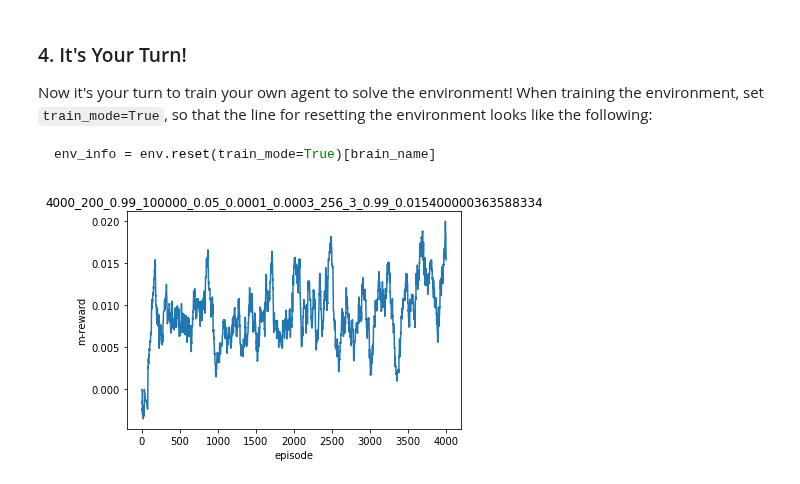
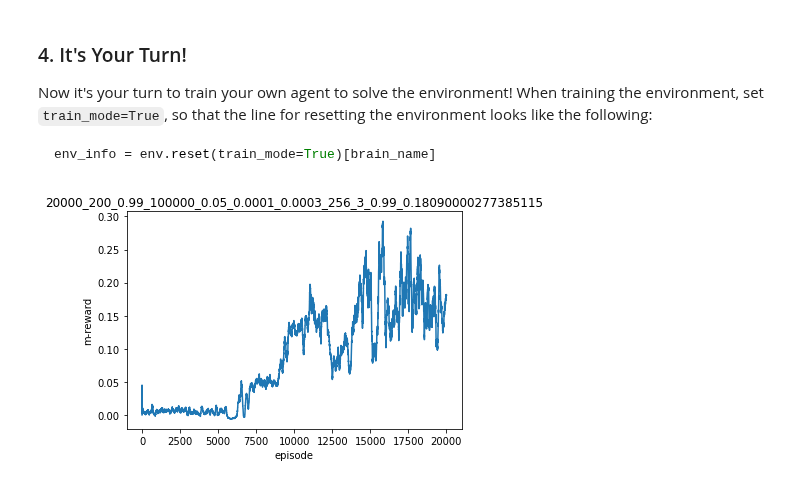
Before and after one commit to kaixinbaba/uda-drl, a Jupyter notebook: p3_Tennis/Tennis.ipynb, the cells around one changed output. Cells and saved outputs as stored; diff of their text form; code cells hidden in the pictures.

```diff
--- a/p3_Tennis/Tennis.ipynb
+++ b/p3_Tennis/Tennis.ipynb
@@ -202,19 +202,19 @@ def main(n_s,
 # %%
 main(n_s=state_size,
         n_a=action_size * 2,
         a_bound=1,
-        episode=4000,
+        episode=20000,
         max_step_count=200,
         gamma=0.99,
         memory_size=100000,
         tau=0.05,
         lr_a=0.0001,
         lr_c=0.0003,
         batch_size=256,
         var=3,
         var_decay=0.99)
 # %% [output]
-[figure, old version]
+[figure, new version]
 # %%
 # for i in range(1, 6):                                      # play game for 5 episodes
 #     env_info = env.reset(train_mode=False)[brain_name]     # reset the environment
```
Also changed, not shown: 7 other files.
